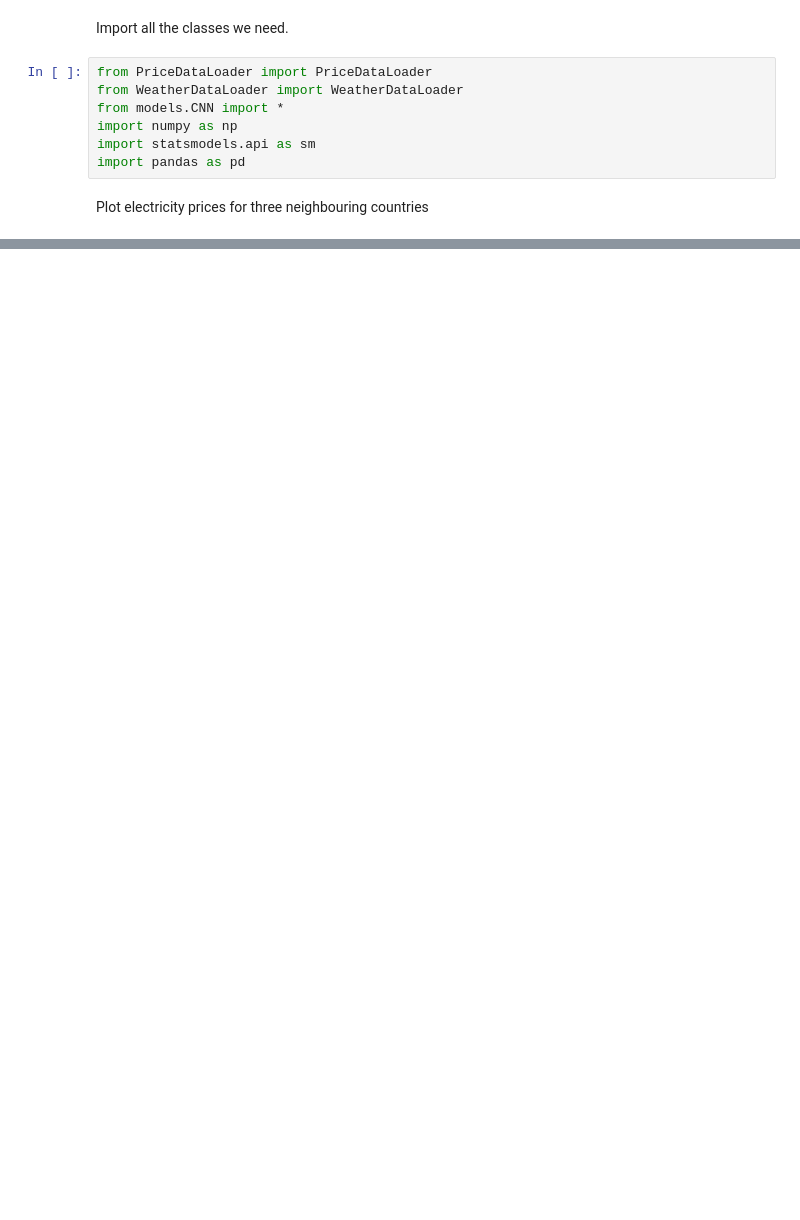
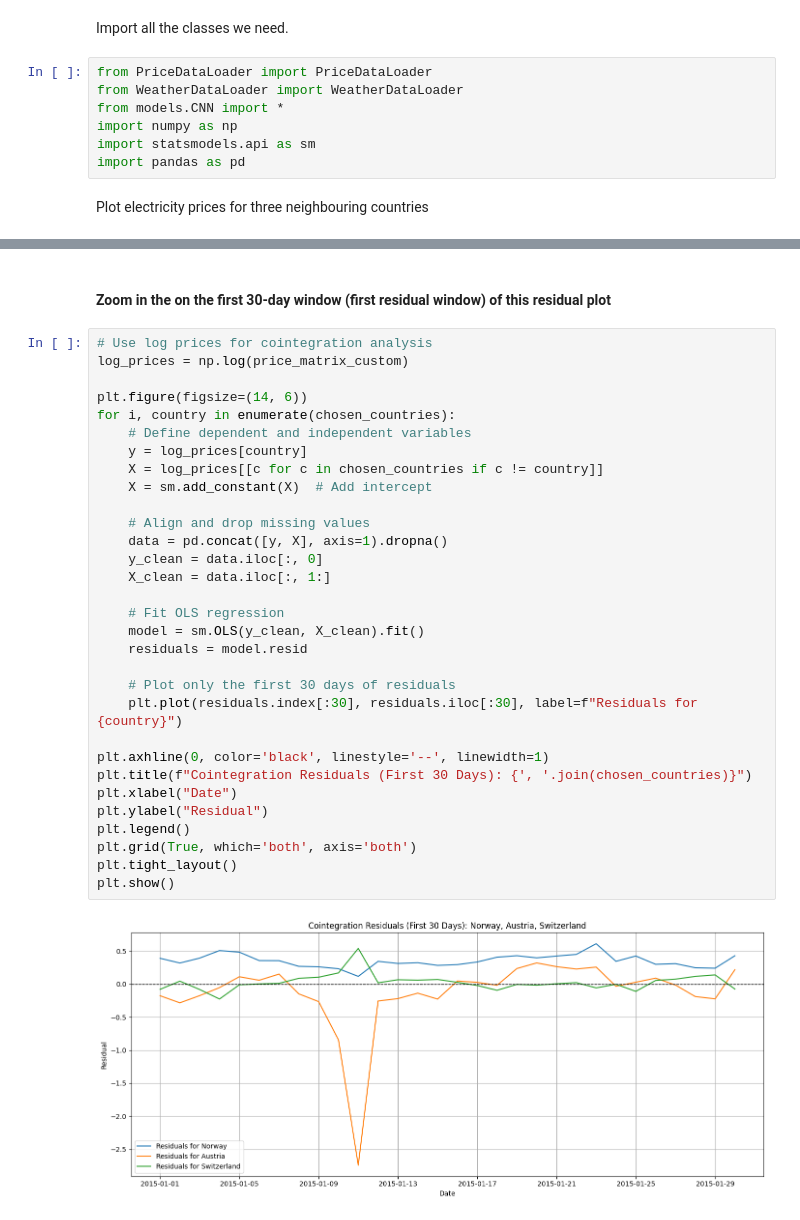
Before and after one commit to mrterminal-git/stat3007-report-seminar, a Jupyter notebook: code/src/figure_creation.ipynb, the cells around one changed output, grey strips where cells are left out. Drawn from its saved outputs; the diff is of its cells as text; blank space fills up the shorter version.

```diff
--- a/code/src/figure_creation.ipynb
+++ b/code/src/figure_creation.ipynb
@@ -144,0 +200,35 @@ plt.show()
+# %% [markdown]
+#### Zoom in the on the first 30-day window (first residual window) of this residual plot
+# %%
+# Use log prices for cointegration analysis
+log_prices = np.log(price_matrix_custom)
+
+plt.figure(figsize=(14, 6))
+for i, country in enumerate(chosen_countries):
+    # Define dependent and independent variables
+    y = log_prices[country]
+    X = log_prices[[c for c in chosen_countries if c != country]]
+    X = sm.add_constant(X)  # Add intercept
+
+    # Align and drop missing values
+    data = pd.concat([y, X], axis=1).dropna()
+    y_clean = data.iloc[:, 0]
+    X_clean = data.iloc[:, 1:]
+
+    # Fit OLS regression
+    model = sm.OLS(y_clean, X_clean).fit()
+    residuals = model.resid
+
+    # Plot only the first 30 days of residuals
+    plt.plot(residuals.index[:30], residuals.iloc[:30], label=f"Residuals for {country}")
+
+plt.axhline(0, color='black', linestyle='--', linewidth=1)
+plt.title(f"Cointegration Residuals (First 30 Days): {', '.join(chosen_countries)}")
+plt.xlabel("Date")
+plt.ylabel("Residual")
+plt.legend()
+plt.grid(True, which='both', axis='both')
+plt.tight_layout()
+plt.show()
+# %% [output]
+[figure, added]
```
Also changed, not shown: parts of 13 cells of this notebook, 8 other files.
